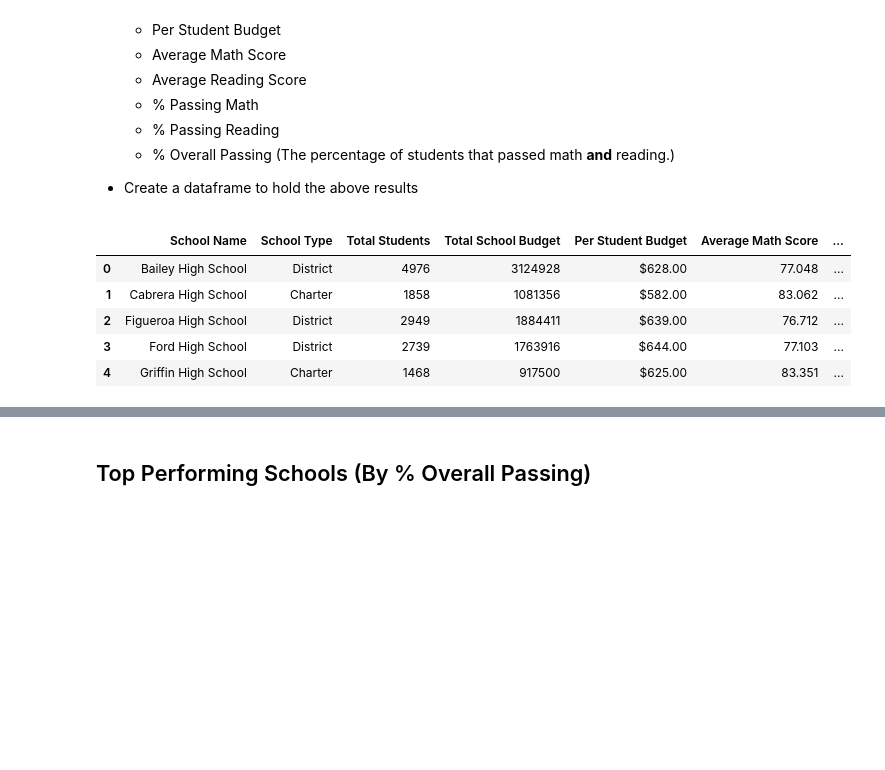
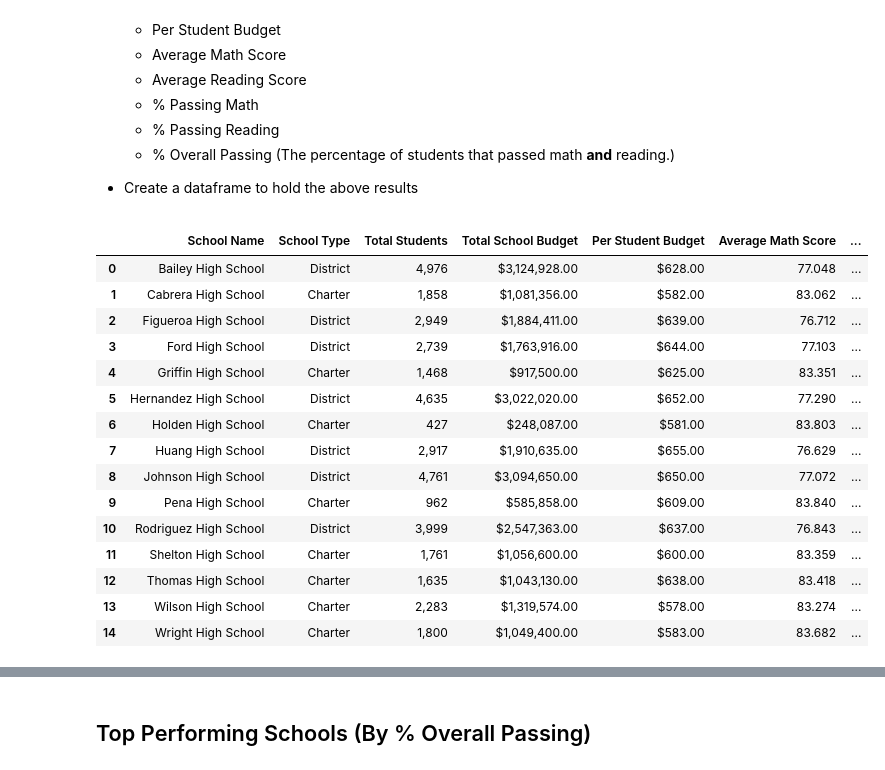
Before and after one commit to JoeKell/AreaSchoolAnalysis, a Jupyter notebook: PyCitySchools/PyCitySchools_final.ipynb, the cells around one changed output, grey strips where cells are left out. Saved outputs shown, nothing was run; the diff lists cells and outputs as text; code cells hidden in the pictures; blank space fills up the shorter version.

Commit message:
Finalized School summary

```diff
--- a/PyCitySchools/PyCitySchools_final.ipynb
+++ b/PyCitySchools/PyCitySchools_final.ipynb
@@ -111,31 +95,54 @@ school_reading_sum.columns=["School Name","Total Reading Score"]
 # %%
 #Creating a grouped object for me to retrieve aggregate values from
 school_group=school_data_complete.groupby(["School Name"])
+math_group=school_data_complete.loc[school_data_complete["math_score"]>=70,:].groupby(["School Name"])
+reading_group=school_data_complete.loc[school_data_complete["reading_score"]>=70,:].groupby(["School Name"])
+overall_group=school_data_complete.loc[(school_data_complete["reading_score"]>=70) & (school_data_complete["math_score"]>=70),:].groupby(["School Name"])
 
 #Building out the basic part of the DF, School Name, School Type, Total Students, Total Budget and Budget per student
 school_summary=school_data.drop(columns=['School ID']).sort_values(["school_name"])
 school_summary=school_summary.rename(columns={"school_name":"School Name", "type": "School Type", "size": "Total Students","budget": "Total School Budget"}).reset_index(drop=True)
 school_summary["Per Student Budget"]=(school_summary["Total School Budget"]/school_summary["Total Students"]).map("${:,.2f}".format)
 
-#Here I'll be adding in values needed to calculate final values - they won't be in the final DF.
+#Adding in Average Math and Reading Scores
 school_summary=pd.merge(school_summary,school_group["math_score"].sum(),on="School Name")
 school_summary=pd.merge(school_summary,school_group["reading_score"].sum(),on="School Name")
 school_summary["Average Math Score"]=(school_summary["math_score"]/school_summary["Total Students"]).map("{:.3f}".format)
 school_summary["Average Reading Score"]=(school_summary["reading_score"]/school_summary["Total Students"]).map("{:.3f}".format)
 school_summary=school_summary.drop(columns=["math_score","reading_score"])
 
-#school_summary=pd.merge(school_summary,school_math_sum,on="School Name")
-# school_summary["Average Math Score"]=(school_summary["Total Math Score"]/school_summary["Total Students"]).map("{:.3f}".format)
-# school_summary=pd.merge(school_summary,school_reading_sum,on="School Name")
-# school_summary["Average Reading Score"]=(school_summary["Total Reading Score"]/school_summary["Total Students"]).map("{:.3f}".format)
+#Adding in % passing for 3 categories
+school_summary=pd.merge(school_summary,math_group["Student ID"].count(),on="School Name")
+school_summary["Percent Passing Math"]=(school_summary["Student ID"]/school_summary["Total Students"]*100).map("{:.3f}%".format)
+school_summary=school_summary.drop(columns=["Student ID"])
 
-#school_summary["Average Math Score"]=(student_data.loc[student_data["school_name"]==school_summary.index,:]["math_score"].sum()/school_summary["Total Students"]).map("{:.2f}".format)
+school_summary=pd.merge(school_summary,reading_group["Student ID"].count(),on="School Name")
+school_summary["Percent Passing Reading"]=(school_summary["Student ID"]/school_summary["Total Students"]*100).map("{:.3f}%".format)
+school_summary=school_summary.drop(columns=["Student ID"])
 
-school_summary.head()
+school_summary=pd.merge(school_summary,overall_group["Student ID"].count(),on="School Name")
+school_summary["Percent Overall Passing"]=(school_summary["Student ID"]/school_summary["Total Students"]*100).map("{:.3f}%".format)
+school_summary=school_summary.drop(columns=["Student ID"])
+
+#Cleaning up the format of the original columns
+school_summary["Total Students"]=school_summary["Total Students"].map("{:,}".format)
+school_summary["Total School Budget"]=school_summary["Total School Budget"].map("${:,.2f}".format)
+
+school_summary
 # %% [output]
 |  | School Name | School Type | Total Students | Total School Budget | Per Student Budget | Average Math Score | ... |
-| 0 | Bailey High School | District | 4976 | 3124928 | $628.00 | 77.048 | ... |
-| 1 | Cabrera High School | Charter | 1858 | 1081356 | $582.00 | 83.062 | ... |
-| 2 | Figueroa High School | District | 2949 | 1884411 | $639.00 | 76.712 | ... |
-| 3 | Ford High School | District | 2739 | 1763916 | $644.00 | 77.103 | ... |
-| 4 | Griffin High School | Charter | 1468 | 917500 | $625.00 | 83.351 | ... |
+| 0 | Bailey High School | District | 4,976 | $3,124,928.00 | $628.00 | 77.048 | ... |
+| 1 | Cabrera High School | Charter | 1,858 | $1,081,356.00 | $582.00 | 83.062 | ... |
+| 2 | Figueroa High School | District | 2,949 | $1,884,411.00 | $639.00 | 76.712 | ... |
+| 3 | Ford High School | District | 2,739 | $1,763,916.00 | $644.00 | 77.103 | ... |
+| 4 | Griffin High School | Charter | 1,468 | $917,500.00 | $625.00 | 83.351 | ... |
+| 5 | Hernandez High School | District | 4,635 | $3,022,020.00 | $652.00 | 77.290 | ... |
+| 6 | Holden High School | Charter | 427 | $248,087.00 | $581.00 | 83.803 | ... |
+| 7 | Huang High School | District | 2,917 | $1,910,635.00 | $655.00 | 76.629 | ... |
+| 8 | Johnson High School | District | 4,761 | $3,094,650.00 | $650.00 | 77.072 | ... |
+| 9 | Pena High School | Charter | 962 | $585,858.00 | $609.00 | 83.840 | ... |
+| 10 | Rodriguez High School | District | 3,999 | $2,547,363.00 | $637.00 | 76.843 | ... |
+| 11 | Shelton High School | Charter | 1,761 | $1,056,600.00 | $600.00 | 83.359 | ... |
+| 12 | Thomas High School | Charter | 1,635 | $1,043,130.00 | $638.00 | 83.418 | ... |
+| 13 | Wilson High School | Charter | 2,283 | $1,319,574.00 | $578.00 | 83.274 | ... |
+| 14 | Wright High School | Charter | 1,800 | $1,049,400.00 | $583.00 | 83.682 | ... |
```
Also changed, not shown: parts of 3 cells of this notebook.
